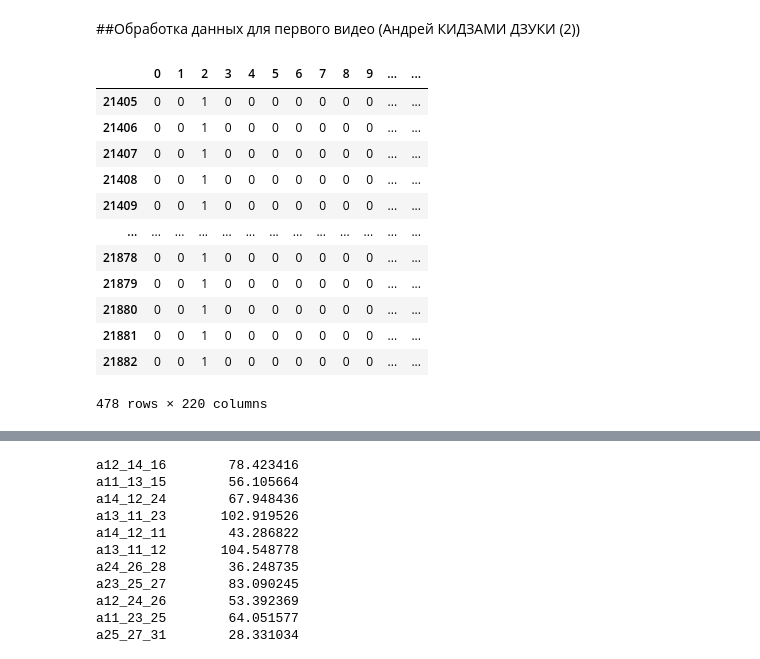
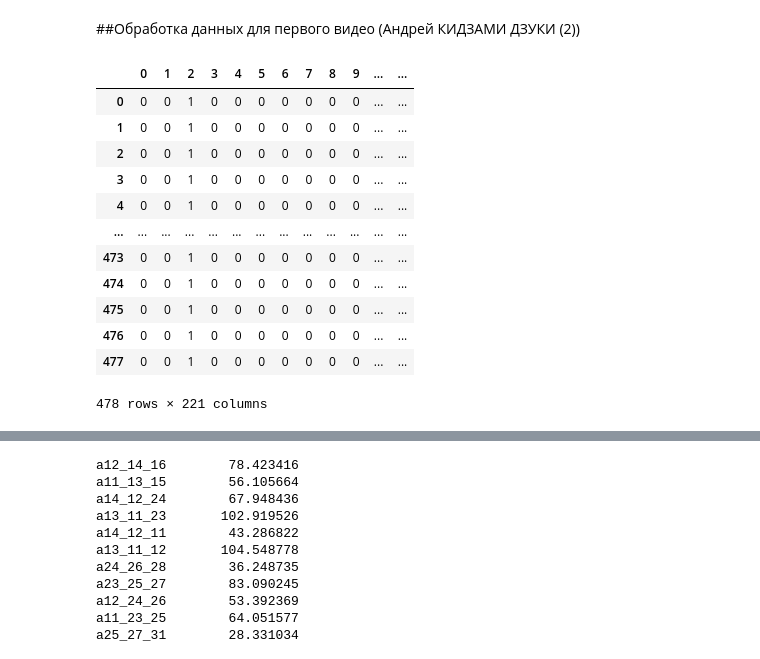
Before and after one commit to terrainternship/KARATE_2step_s, a Jupyter notebook: Aleksei_Matveev/Анализ_углов_для_опредления_фаз_движения_в_карате_v4_2.ipynb, the cells around one changed output, grey strips where cells are left out. Cells and saved outputs as stored; diff of their text form; code cells hidden in the pictures.

```diff
--- a/Aleksei_Matveev/Анализ_углов_для_опредления_фаз_движения_в_карате_v4_2.ipynb
+++ b/Aleksei_Matveev/Анализ_углов_для_опредления_фаз_движения_в_карате_v4_2.ipynb
@@ -115,23 +116,26 @@ file_names
 # %%
 #Пока возьмем только 1  видео 'right', 'Андрей КИДЗАМИ ДЗУКИ (2)', 'side', 'Андрей КИДЗАМИ ДЗУКИ (2).mp4'
 #video_name='Дима КИДЗАМИ ДЗУКИ (2)'
 video_name='Андрей КИДЗАМИ ДЗУКИ (2)'
 #video_name='Максим КИДЗАМИ ДЗУКИ'
 #video_name='Андрей КИДЗАМИ ДЗУКИ'
+#video_name='Андрей МАВАШИ ГЕРИ (2)'
 reference_angles=['o11_13_OY']
+#reference_angles=['g24_26_23_25']
 df1=df[df['filename']==video_name]
+df1=df1.reset_index(drop=True)
 df1
 # %% [output]
 |  | 0 | 1 | 2 | 3 | 4 | 5 | 6 | 7 | 8 | 9 | ... | ... |
-| 21405 | 0 | 0 | 1 | 0 | 0 | 0 | 0 | 0 | 0 | 0 | ... | ... |
-| 21406 | 0 | 0 | 1 | 0 | 0 | 0 | 0 | 0 | 0 | 0 | ... | ... |
-| 21407 | 0 | 0 | 1 | 0 | 0 | 0 | 0 | 0 | 0 | 0 | ... | ... |
-| 21408 | 0 | 0 | 1 | 0 | 0 | 0 | 0 | 0 | 0 | 0 | ... | ... |
-| 21409 | 0 | 0 | 1 | 0 | 0 | 0 | 0 | 0 | 0 | 0 | ... | ... |
+| 0 | 0 | 0 | 1 | 0 | 0 | 0 | 0 | 0 | 0 | 0 | ... | ... |
+| 1 | 0 | 0 | 1 | 0 | 0 | 0 | 0 | 0 | 0 | 0 | ... | ... |
+| 2 | 0 | 0 | 1 | 0 | 0 | 0 | 0 | 0 | 0 | 0 | ... | ... |
+| 3 | 0 | 0 | 1 | 0 | 0 | 0 | 0 | 0 | 0 | 0 | ... | ... |
+| 4 | 0 | 0 | 1 | 0 | 0 | 0 | 0 | 0 | 0 | 0 | ... | ... |
 | ... | ... | ... | ... | ... | ... | ... | ... | ... | ... | ... | ... | ... |
-| 21878 | 0 | 0 | 1 | 0 | 0 | 0 | 0 | 0 | 0 | 0 | ... | ... |
-| 21879 | 0 | 0 | 1 | 0 | 0 | 0 | 0 | 0 | 0 | 0 | ... | ... |
-| 21880 | 0 | 0 | 1 | 0 | 0 | 0 | 0 | 0 | 0 | 0 | ... | ... |
-| 21881 | 0 | 0 | 1 | 0 | 0 | 0 | 0 | 0 | 0 | 0 | ... | ... |
-| 21882 | 0 | 0 | 1 | 0 | 0 | 0 | 0 | 0 | 0 | 0 | ... | ... |
+| 473 | 0 | 0 | 1 | 0 | 0 | 0 | 0 | 0 | 0 | 0 | ... | ... |
+| 474 | 0 | 0 | 1 | 0 | 0 | 0 | 0 | 0 | 0 | 0 | ... | ... |
+| 475 | 0 | 0 | 1 | 0 | 0 | 0 | 0 | 0 | 0 | 0 | ... | ... |
+| 476 | 0 | 0 | 1 | 0 | 0 | 0 | 0 | 0 | 0 | 0 | ... | ... |
+| 477 | 0 | 0 | 1 | 0 | 0 | 0 | 0 | 0 | 0 | 0 | ... | ... |
-478 rows × 220 columns
+478 rows × 221 columns
```
Also changed, not shown: parts of 8 cells of this notebook.
